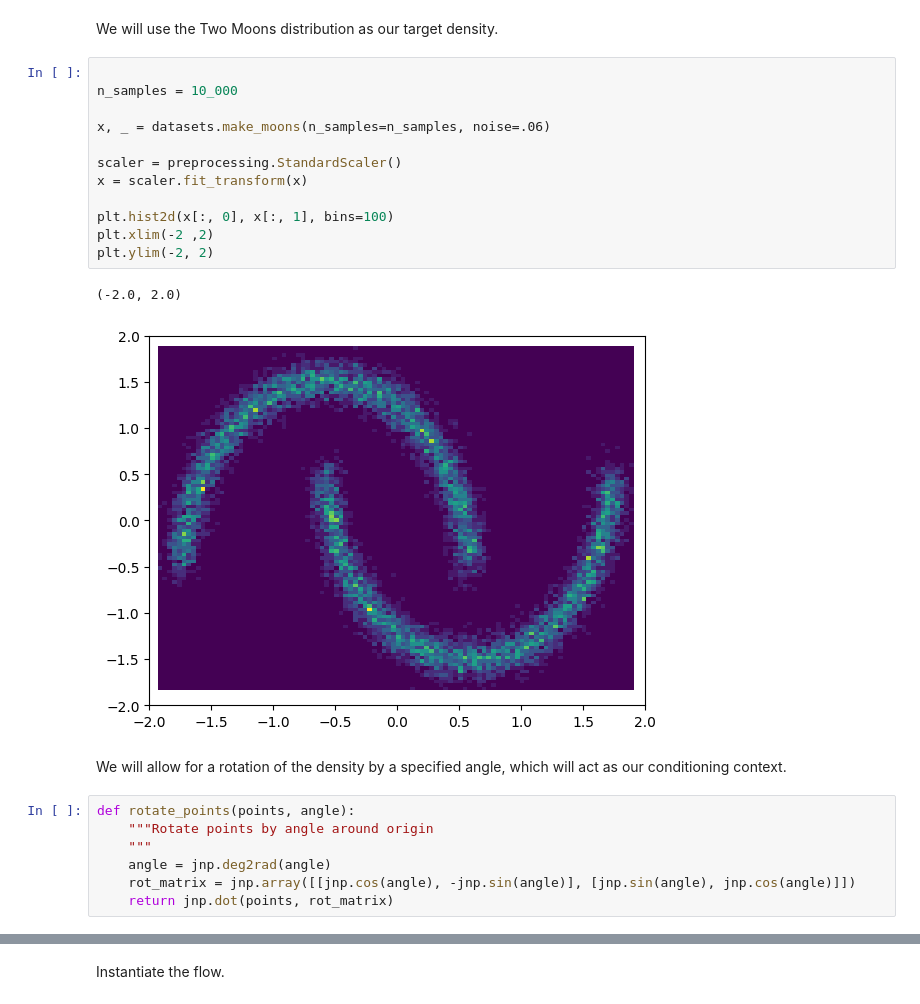
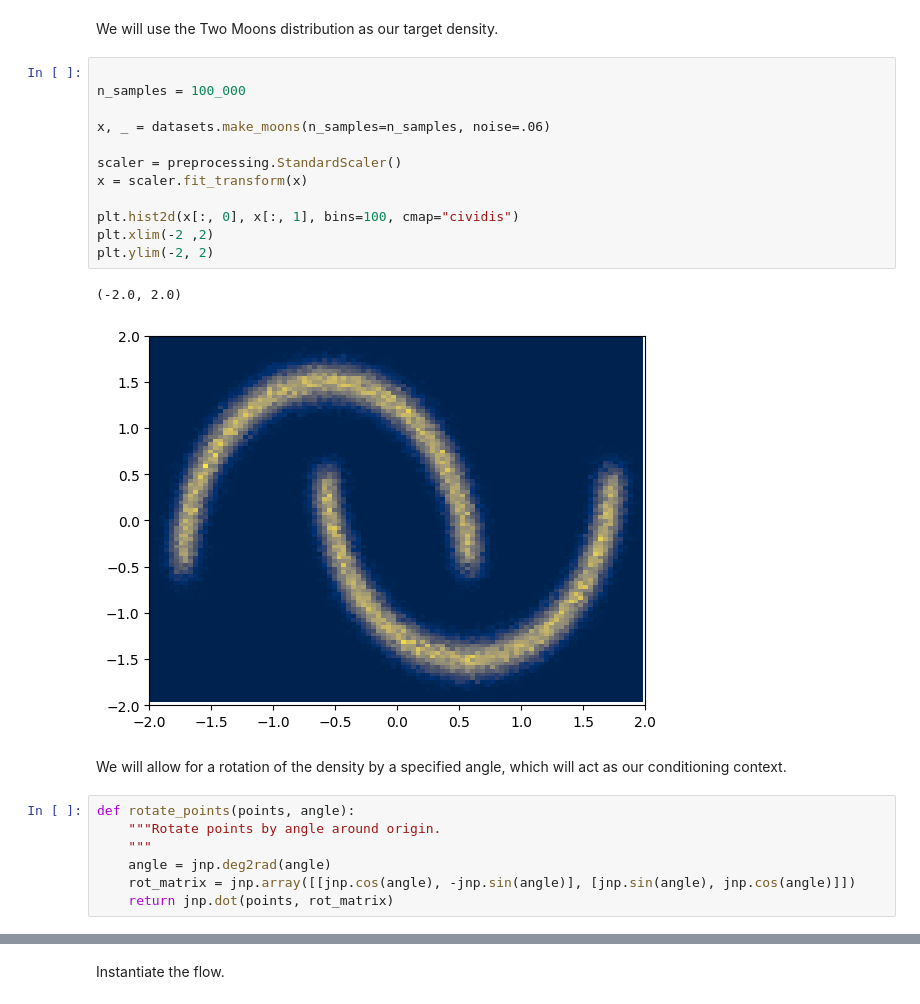
Before and after one commit to smsharma/jax-conditional-flows, a Jupyter notebook: notebooks/example.ipynb, the cells around one changed output, grey strips where cells are left out. Saved outputs shown, nothing was run; the diff lists cells and outputs as text.

```diff
--- a/notebooks/example.ipynb
+++ b/notebooks/example.ipynb
@@ -20,24 +20,24 @@ from models.nsf import NeuralSplineFlow
 We will use the Two Moons distribution as our target density.
 # %%
 
-n_samples = 10_000
+n_samples = 100_000
 
 x, _ = datasets.make_moons(n_samples=n_samples, noise=.06)
 
 scaler = preprocessing.StandardScaler()
 x = scaler.fit_transform(x)
 
-plt.hist2d(x[:, 0], x[:, 1], bins=100)
+plt.hist2d(x[:, 0], x[:, 1], bins=100, cmap="cividis")
 plt.xlim(-2 ,2)
 plt.ylim(-2, 2)
 # %% [output]
 (-2.0, 2.0)
-[figure, old version]
+[figure, new version]
 # %% [markdown]
 We will allow for a rotation of the density by a specified angle, which will act as our conditioning context.
 # %%
 def rotate_points(points, angle):
-    """Rotate points by angle around origin
+    """Rotate points by angle around origin.
     """
     angle = jnp.deg2rad(angle)
     rot_matrix = jnp.array([[jnp.cos(angle), -jnp.sin(angle)], [jnp.sin(angle), jnp.cos(angle)]])
```
Also changed, not shown: parts of 4 cells of this notebook.
